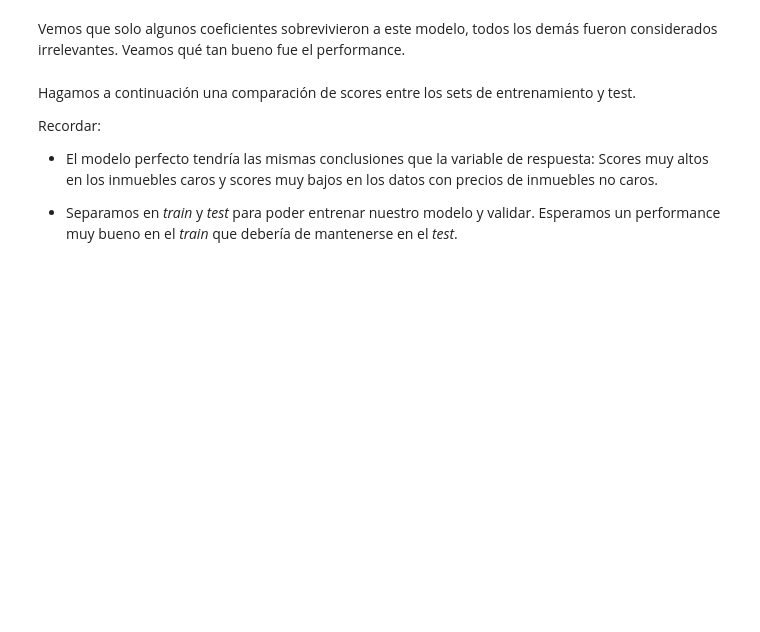
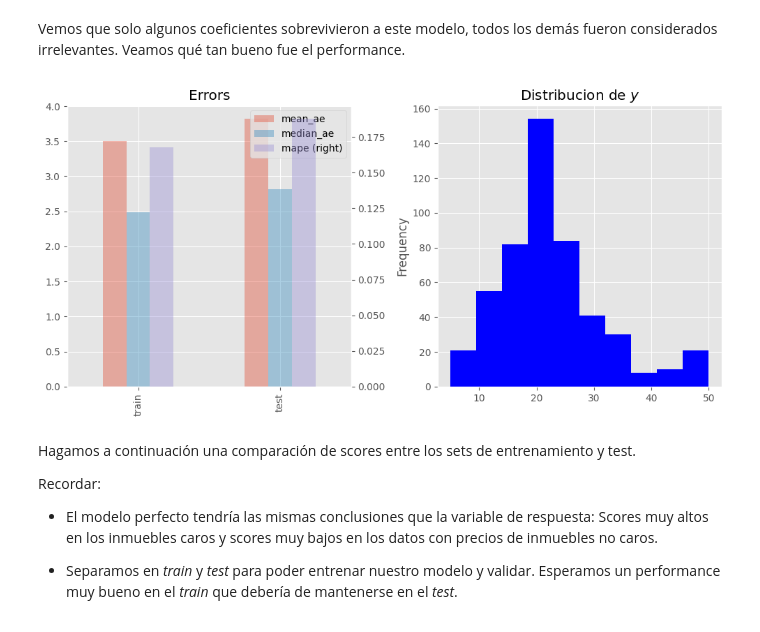
Before and after one commit to bielng/Data-Lab, a Jupyter notebook: 7,1_clase_012025 (1).ipynb, the cells around one changed output. Saved outputs shown, nothing was run; the diff lists cells and outputs as text; code cells hidden in the pictures; blank space fills up the shorter version.

Commit message:
Errors and distribution of y

```diff
--- a/7,1_clase_012025 (1).ipynb
+++ b/7,1_clase_012025 (1).ipynb
@@ -198,3 +225,28 @@ Vemos que solo algunos coeficientes sobrevivieron a este modelo, todos los demá
+# %%
+
+fig, ax = plt.subplots(nrows=1, ncols=2)
+
+pd.DataFrame(
+    errors
+).T.plot(
+    kind='bar',
+    figsize=(10, 5),
+    secondary_y='mape',
+    alpha=0.4,
+    ax=ax[0]
+)
+
+df.y.plot(kind='hist', ax=ax[1], color='blue')
+
+ax[0].set_title('Errors')
+ax[1].set_title('Distribucion de $y$')
+
+fig.tight_layout()
+# Ploteando errores
+
+# Plottear variable de respuesta
+# %% [output]
+[figure, added]
 # %% [markdown]
 Hagamos a continuación una comparación de scores entre los sets de entrenamiento y test.
 
```
Also changed, not shown: parts of 2 cells of this notebook.
